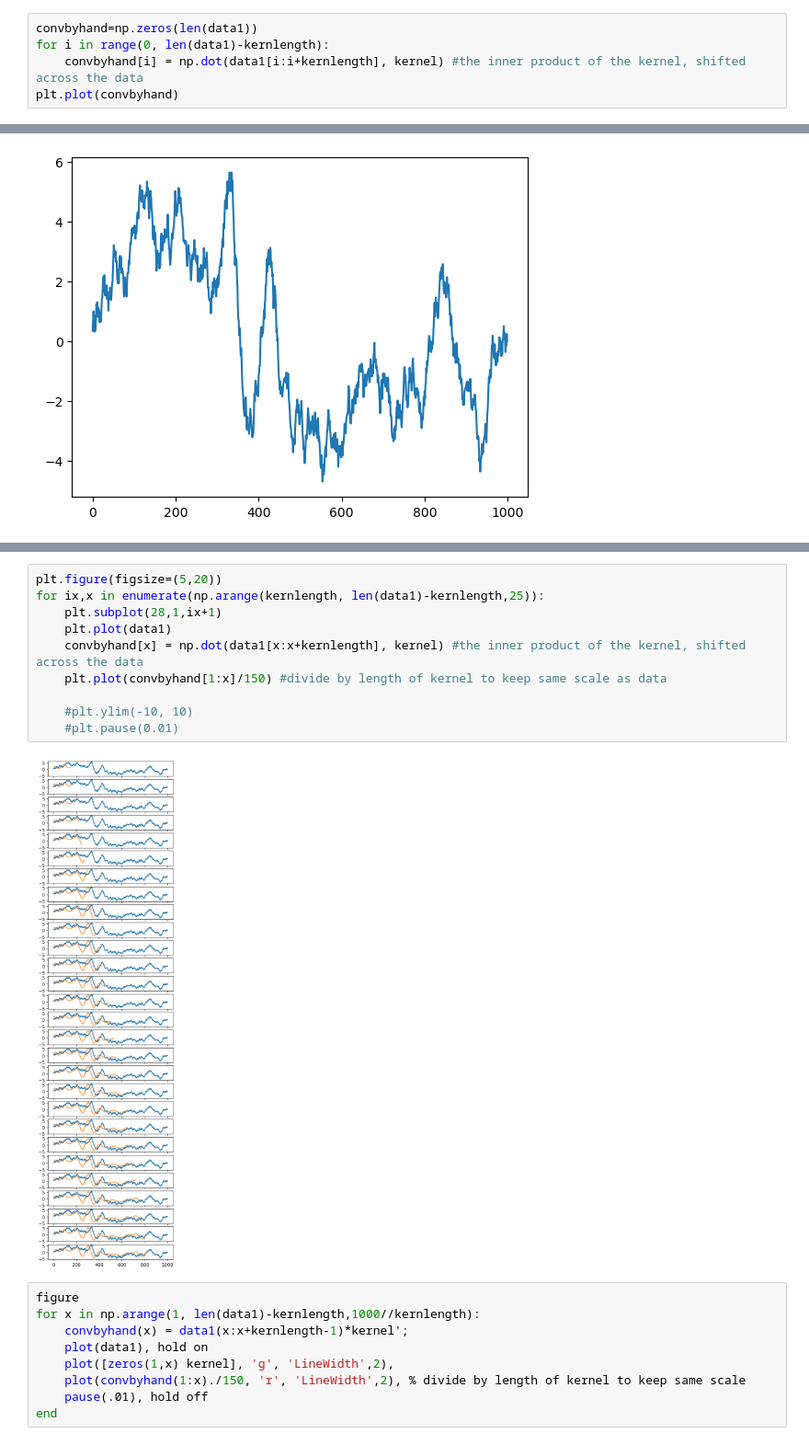
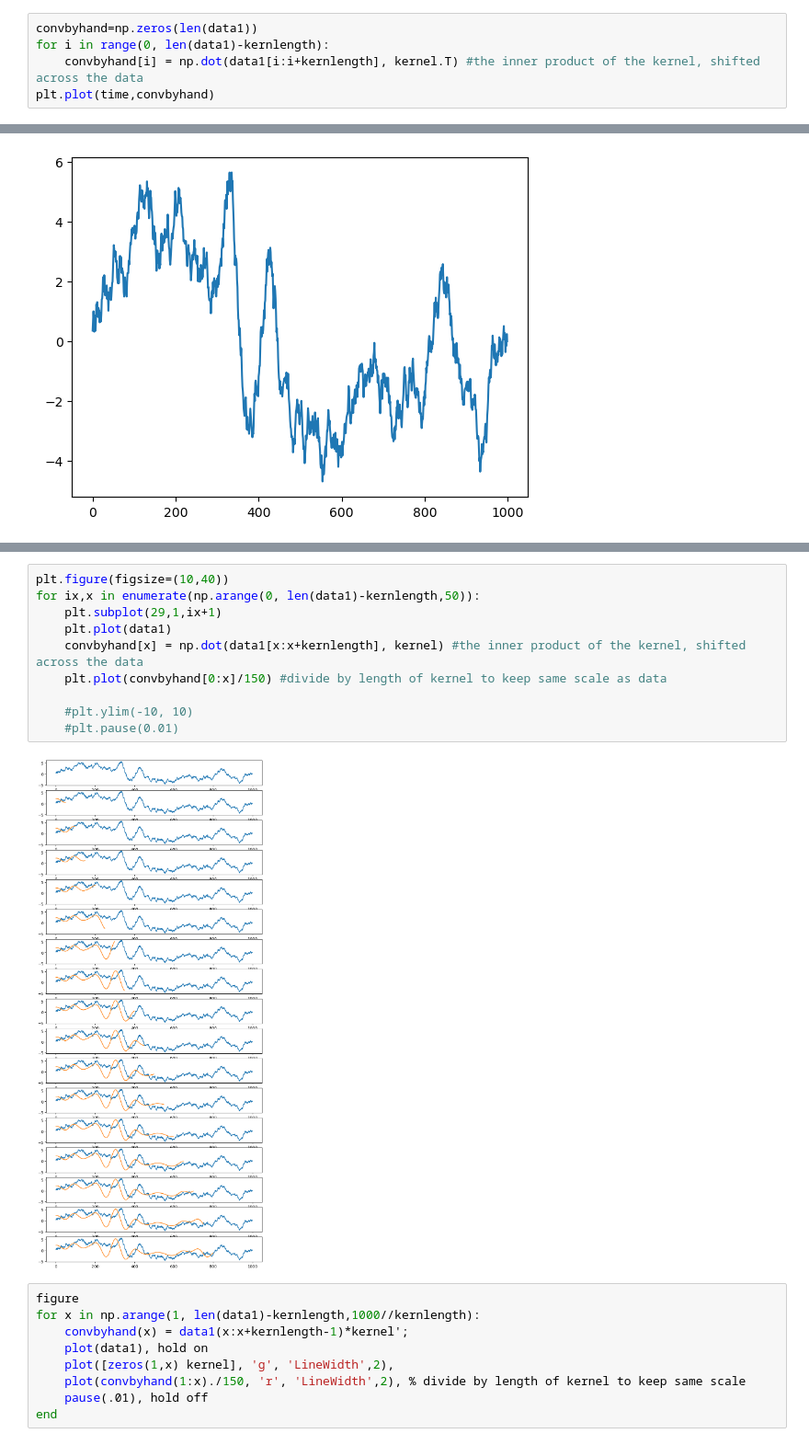
Before and after one commit to csea-lab/m2py-tutorials, a Jupyter notebook: notebooks/convolution.ipynb, the cells around one changed output, grey strips where cells are left out. Shown at 92% size. Cells and saved outputs as stored; diff of their text form.

```diff
--- a/notebooks/convolution.ipynb
+++ b/notebooks/convolution.ipynb
@@ -80,7 +89,7 @@ Now the convolution. let's do it step by step first, by using the dot product
 # %%
 convbyhand=np.zeros(len(data1))
 for i in range(0, len(data1)-kernlength):
-    convbyhand[i] = np.dot(data1[i:i+kernlength], kernel) #the inner product of the kernel, shifted across the data
-plt.plot(convbyhand)
+    convbyhand[i] = np.dot(data1[i:i+kernlength], kernel.T) #the inner product of the kernel, shifted across the data
+plt.plot(time,convbyhand)
 # %% [output]
 [<matplotlib.lines.Line2D at 0x...>]
@@ -118,15 +147,15 @@ plt.plot(data1)
 # %%
-plt.figure(figsize=(5,20))
-for ix,x in enumerate(np.arange(kernlength, len(data1)-kernlength,25)):
-    plt.subplot(28,1,ix+1)
+plt.figure(figsize=(10,40))
+for ix,x in enumerate(np.arange(0, len(data1)-kernlength,50)):
+    plt.subplot(29,1,ix+1)
     plt.plot(data1)
     convbyhand[x] = np.dot(data1[x:x+kernlength], kernel) #the inner product of the kernel, shifted across the data
-    plt.plot(convbyhand[1:x]/150) #divide by length of kernel to keep same scale as data
+    plt.plot(convbyhand[0:x]/150) #divide by length of kernel to keep same scale as data
 
     #plt.ylim(-10, 10)
     #plt.pause(0.01)
 # %% [output]
-[figure, old version]
+[figure, new version]
 # %%
 figure
 for x in np.arange(1, len(data1)-kernlength,1000//kernlength):
```
Also changed, not shown: parts of 4 cells of this notebook, 2 other files.
